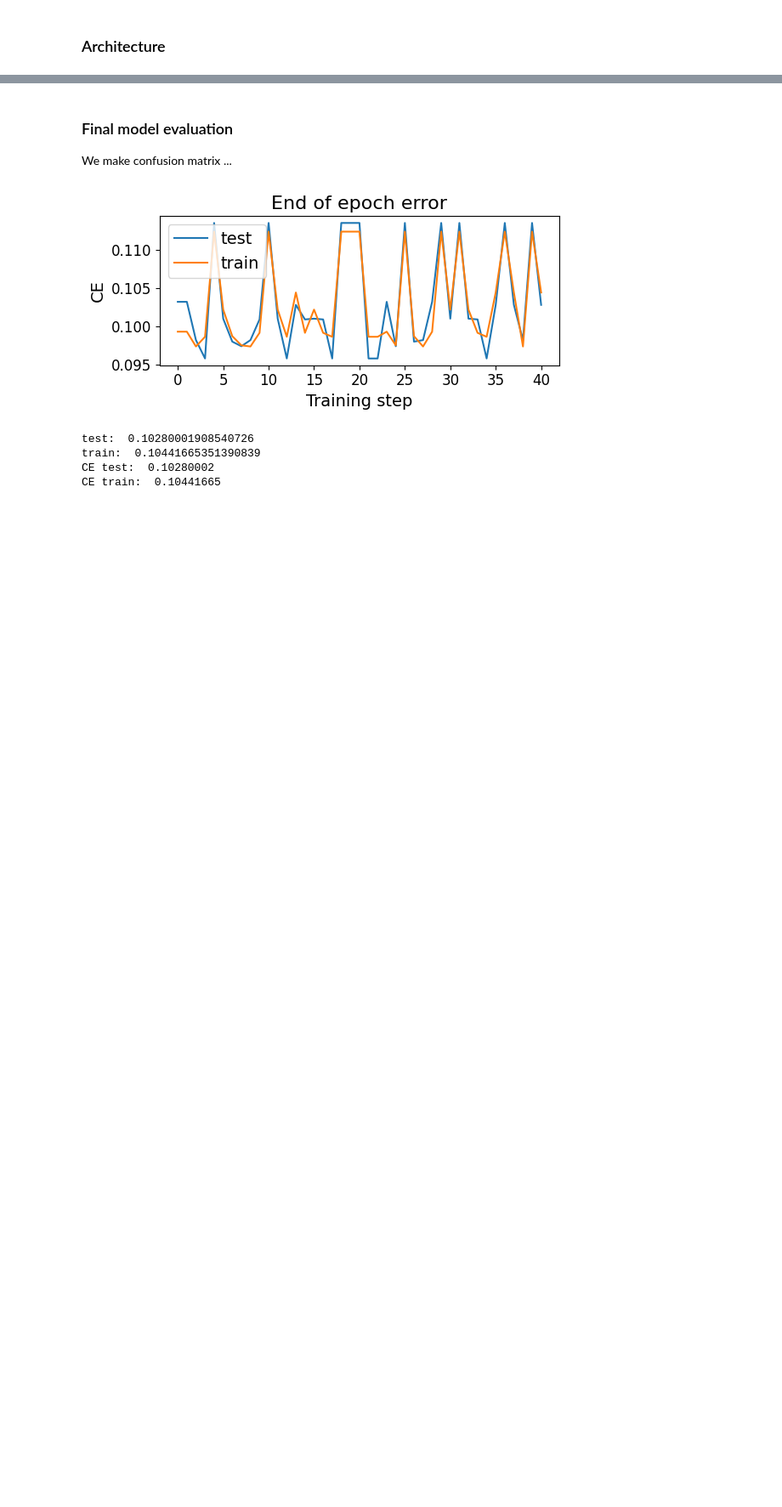
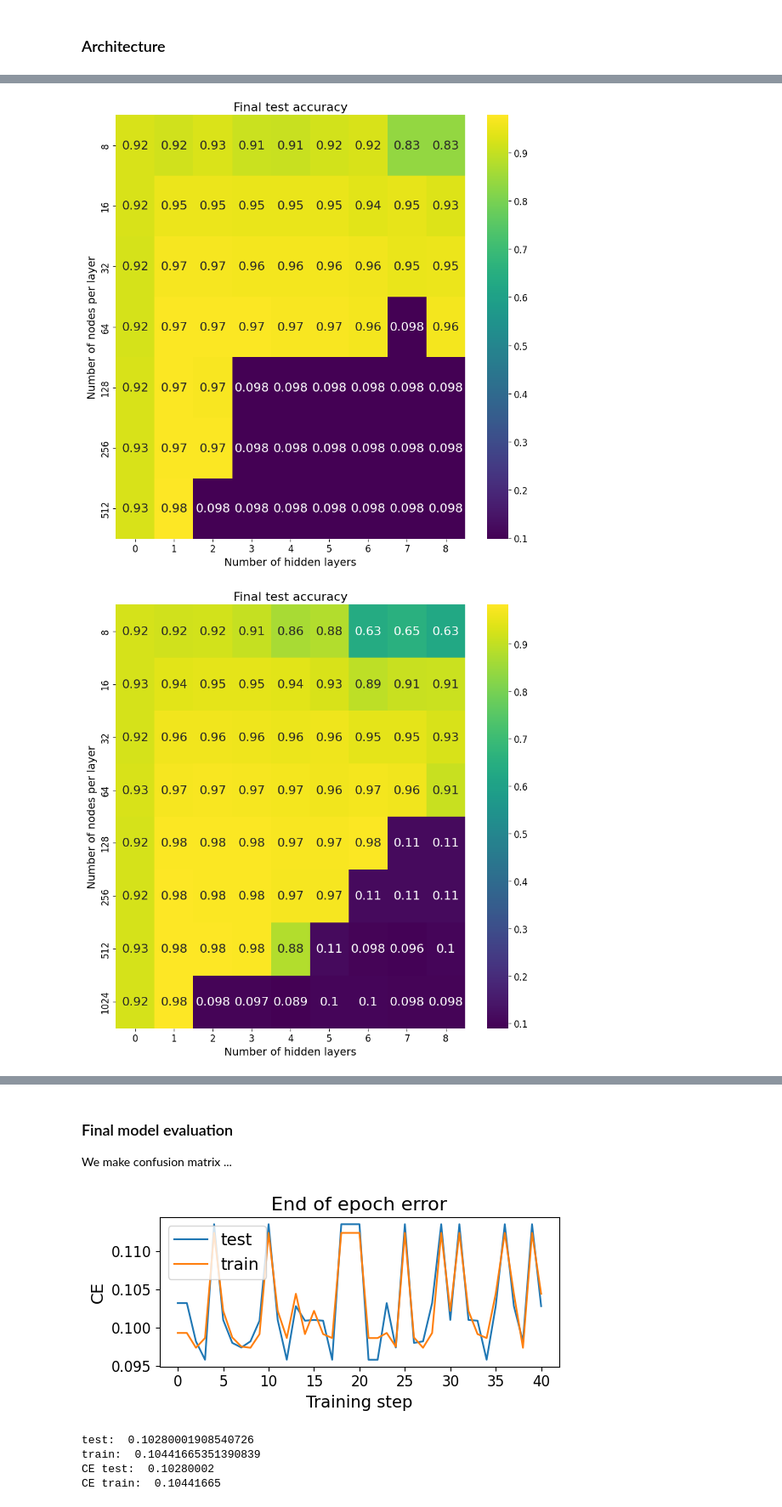
Before and after one commit to jonatanwins/Project3_FYS_STK4155, a Jupyter notebook: Runs/b_neural.ipynb, the cells around one changed output, grey strips where cells are left out. Shown at 85% size. Drawn from its saved outputs; the diff is of its cells as text; code cells hidden in the pictures; blank space fills up the shorter version.

```diff
--- a/Runs/b_neural.ipynb
+++ b/Runs/b_neural.ipynb
@@ -282,0 +229,60 @@ KeyboardInterrupt:
+# %%
+def plot_hidden_node_hidden_layer_grid(filepath):
+
+
+    # Initialize lists for nodes, layers, and accuracies
+    nodes_list = []
+    layers_list = []
+    accuracy_list = []
+
+    # Load data
+    data_list = load_run_from_file(filepath)
+
+    # Iterate through the data_list
+    for i, data in enumerate(data_list):
+        # Extract relevant information
+        nodes = data["node_per_hidden"]
+        layers = data["hidden_layer_num"]
+        accuracy = data["test_accuracy"]
+
+        # Append to the lists
+        nodes_list.append(nodes)
+        layers_list.append(layers)
+        accuracy_list.append(accuracy)
+
+    # Get unique nodes and layers along with their original indices
+    unique_nodes, node_indices = np.unique(nodes_list, return_inverse=True)
+    unique_layers, layer_indices = np.unique(layers_list, return_inverse=True)
+
+    # Create a matrix and fill with accuracies
+    accuracy_matrix = np.empty((len(unique_nodes), len(unique_layers)))
+    accuracy_matrix.fill(np.nan)
+
+    for i, (node, layer, acc) in enumerate(zip(node_indices, layer_indices, accuracy_list)):
+        accuracy_matrix[node, layer] = acc
+
+    # Make the plot
+    fig, ax = plt.subplots(figsize=(9, 9))
+    sns.heatmap(accuracy_matrix, annot=True, ax=ax, cmap="viridis", cbar=True)
+
+    # Title
+    ax.set_title("Final test accuracy")
+
+    # Handle labels
+    ax.set_xlabel("Number of hidden layers")
+    ax.set_ylabel("Number of nodes per layer")
+
+    ax.set_xticks(np.arange(len(unique_layers)) + 0.5)
+    ax.set_yticks(np.arange(len(unique_nodes)) + 0.5)
+    ax.set_xticklabels(unique_layers)
+    ax.set_yticklabels(unique_nodes)
+
+    plt.tight_layout()
+    plt.show()
+
+plot_hidden_node_hidden_layer_grid("Results/neural_28_relu.json")
+plot_hidden_node_hidden_layer_grid("Results/neural_28_sigmoid.json")
+plot_hidden_node_hidden_layer_grid("Results/neural_28_tanh.json")
+# %% [output]
+[figure, added]
+[figure, added]
```
Also changed, not shown: parts of 8 cells of this notebook, 1 other file.
